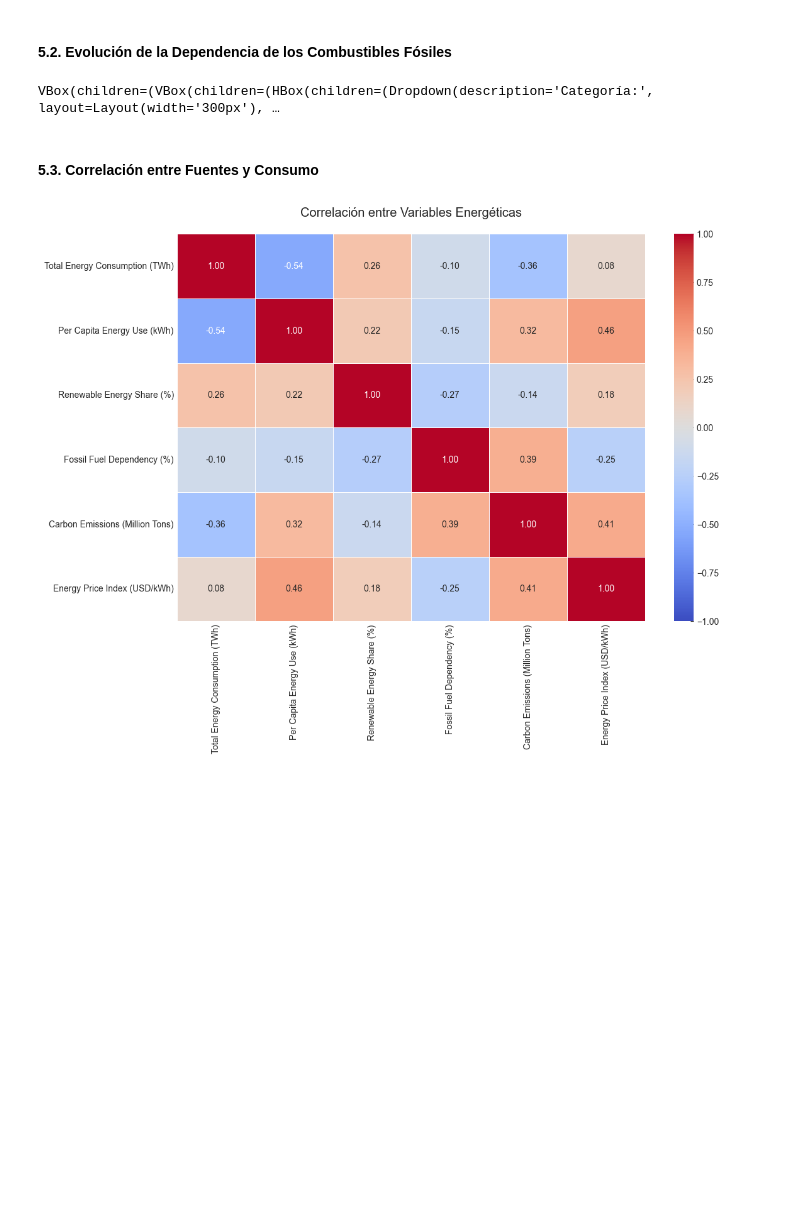
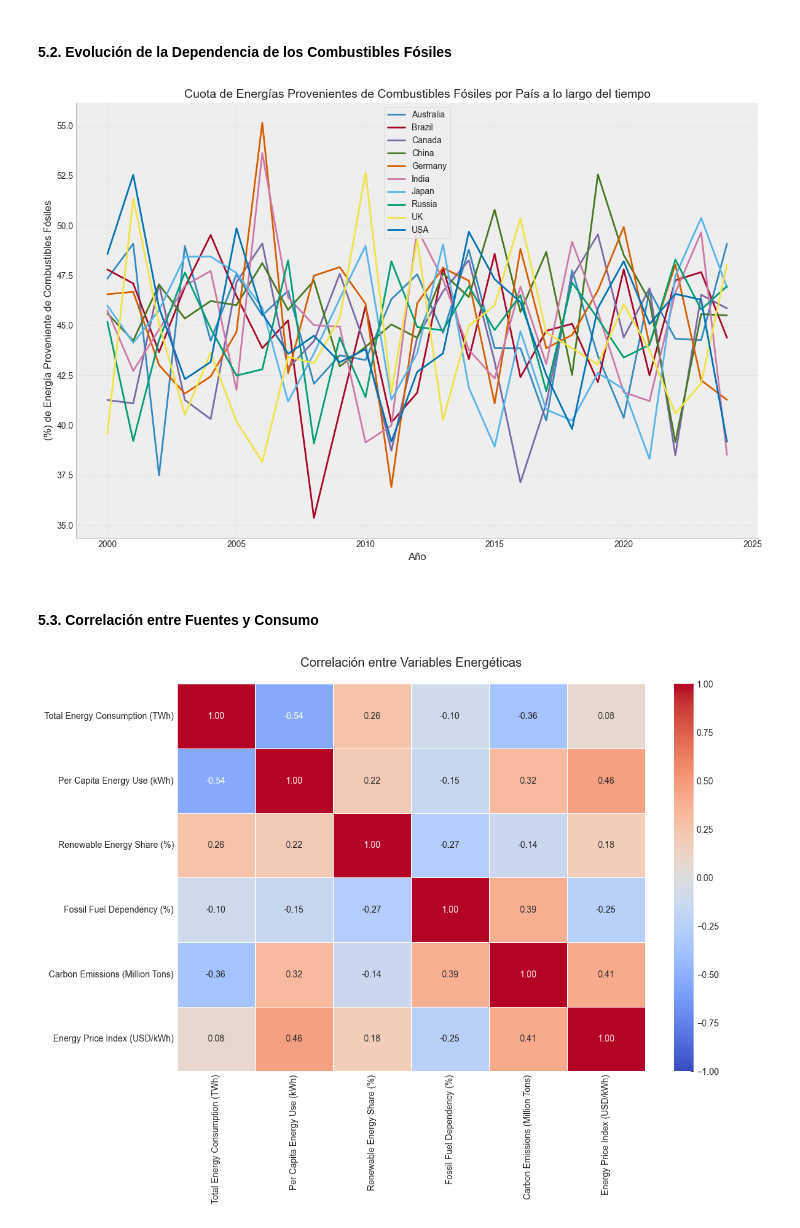
Before and after one commit to juanma200109/Analisis-de-Consumo-de-Energia-Global, a Jupyter notebook: notebooks/Consumo_de_Energia_Global_2000-2024.ipynb, the cells around one changed output. Cells and saved outputs as stored; diff of their text form; code cells hidden in the pictures; blank space fills up the shorter version.

```diff
--- a/notebooks/Consumo_de_Energia_Global_2000-2024.ipynb
+++ b/notebooks/Consumo_de_Energia_Global_2000-2024.ipynb
@@ -394,13 +387,13 @@ VBox(children=(VBox(children=(HBox(children=(Dropdown(description='Categoría:',
 # %%
 # Creando un grafico de líneas por pais de la metrica Fossil Fuel Dependency (%)
 # df_pais = df[df['Country'] == 'Russia']
-# viz.crear_graf_lineas(df, 'Country', 'Year', 'Fossil Fuel Dependency (%)', 'Año', '(%) de Energía Proveniente de Combustibles Fósiles', 'Cuota de Energías Provenientes de Combustibles Fósiles por País a lo largo del tiempo')
+viz.crear_graf_lineas(df, 'Country', 'Year', 'Fossil Fuel Dependency (%)', 'Año', '(%) de Energía Proveniente de Combustibles Fósiles', 'Cuota de Energías Provenientes de Combustibles Fósiles por País a lo largo del tiempo')
 
 
-widget_grafico = viz.crear_graf_interactivo(df)
-display(widget_grafico)
+# widget_grafico = viz.crear_graf_interactivo(df)
+# display(widget_grafico)
 # %% [output]
-VBox(children=(VBox(children=(HBox(children=(Dropdown(description='Categoría:', layout=Layout(width='300px'), …
+[figure, added]
 # %% [markdown]
 #### 5.3. Correlación entre Fuentes y Consumo
 # %%
```
Also changed, not shown: parts of 4 cells of this notebook.
